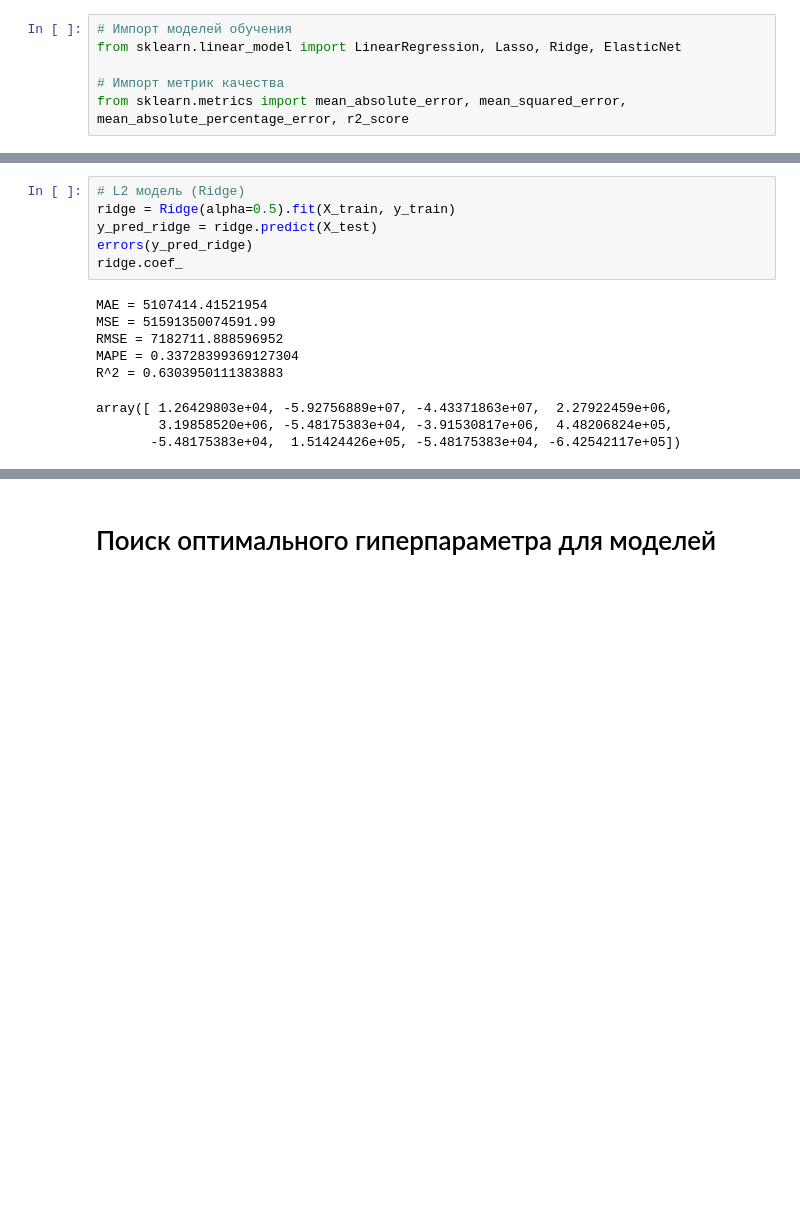
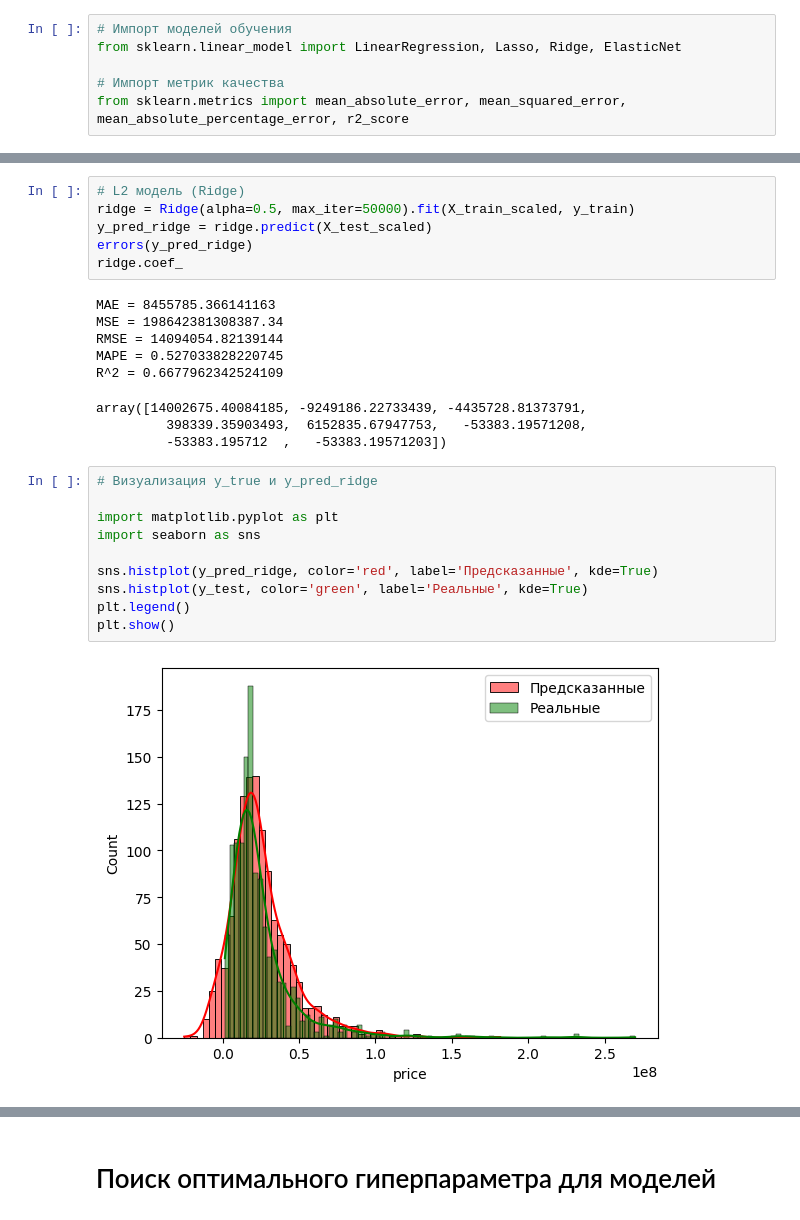
Before and after one commit to SergeyMotynga/OMSTU, a Jupyter notebook: ML/laboratory/lab_1/supervised_learning/supervised_learning.ipynb, the cells around one changed output, grey strips where cells are left out. Cells and saved outputs as stored; diff of their text form; blank space fills up the shorter version.

```diff
--- a/ML/laboratory/lab_1/supervised_learning/supervised_learning.ipynb
+++ b/ML/laboratory/lab_1/supervised_learning/supervised_learning.ipynb
@@ -127,17 +133,29 @@ array([ 1.26283341e+04, -5.99256177e+07, -4.58065913e+07,  2.28327057e+06,
 # %%
 # L2 модель (Ridge)
-ridge = Ridge(alpha=0.5).fit(X_train, y_train)
-y_pred_ridge = ridge.predict(X_test)
+ridge = Ridge(alpha=0.5, max_iter=50000).fit(X_train_scaled, y_train)
+y_pred_ridge = ridge.predict(X_test_scaled)
 errors(y_pred_ridge)
 ridge.coef_
 # %% [output]
-MAE = 5107414.41521954
-MSE = 51591350074591.99
-RMSE = 7182711.888596952
-MAPE = 0.33728399369127304
-R^2 = 0.6303950111383883
+MAE = 8455785.366141163
+MSE = 198642381308387.34
+RMSE = 14094054.82139144
+MAPE = 0.527033828220745
+R^2 = 0.6677962342524109
-array([ 1.26429803e+04, -5.92756889e+07, -4.43371863e+07,  2.27922459e+06,
-        3.19858520e+06, -5.48175383e+04, -3.91530817e+06,  4.48206824e+05,
-       -5.48175383e+04,  1.51424426e+05, -5.48175383e+04, -6.42542117e+05])
+array([14002675.40084185, -9249186.22733439, -4435728.81373791,
+         398339.35903493,  6152835.67947753,   -53383.19571208,
+         -53383.195712  ,   -53383.19571203])
+# %%
+# Визуализация y_true и y_pred_ridge
+
+import matplotlib.pyplot as plt
+import seaborn as sns
+
+sns.histplot(y_pred_ridge, color='red', label='Предсказанные', kde=True)
+sns.histplot(y_test, color='green', label='Реальные', kde=True)
+plt.legend()
+plt.show()
+# %% [output]
+[figure, added]
 # %%
 # Elastic Net (комбинация L1 и L2)
```
Also changed, not shown: parts of 25 cells of this notebook, 2 other files.
